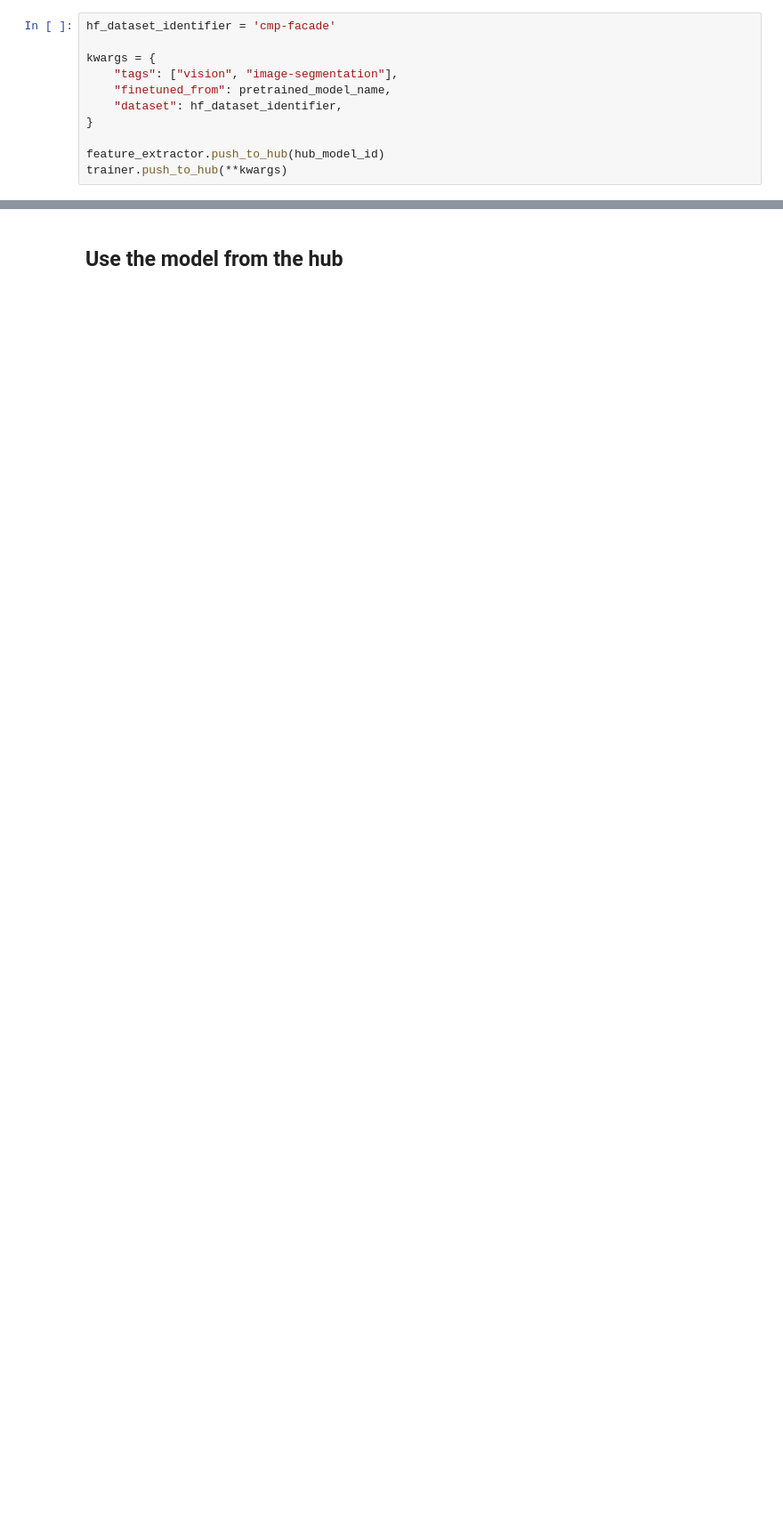
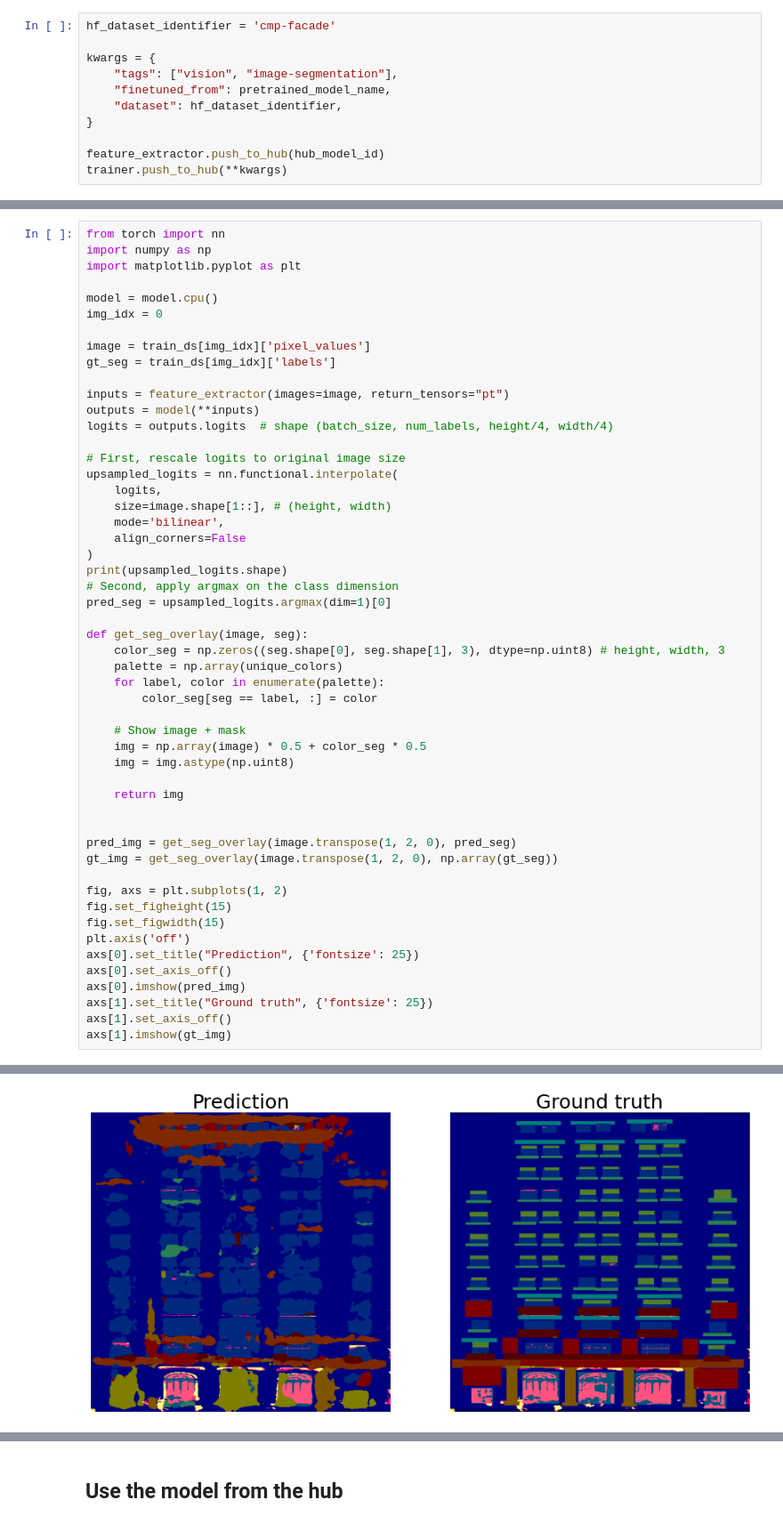
Before and after one commit to Xpitfire/SSIW, a Jupyter notebook: Fine_Tune_SS_Model.ipynb, the cells around one changed output, grey strips where cells are left out. Shown at 89% size. Saved outputs shown, nothing was run; the diff lists cells and outputs as text; blank space fills up the shorter version.

```diff
--- a/Fine_Tune_SS_Model.ipynb
+++ b/Fine_Tune_SS_Model.ipynb
@@ -390,0 +411,53 @@ trainer.push_to_hub(**kwargs)
+# %%
+from torch import nn
+import numpy as np
+import matplotlib.pyplot as plt
+
+model = model.cpu()
+img_idx = 0
+
+image = train_ds[img_idx]['pixel_values']
+gt_seg = train_ds[img_idx]['labels']
+
+inputs = feature_extractor(images=image, return_tensors="pt")
+outputs = model(**inputs)
+logits = outputs.logits  # shape (batch_size, num_labels, height/4, width/4)
+
+# First, rescale logits to original image size
+upsampled_logits = nn.functional.interpolate(
+    logits,
+    size=image.shape[1::], # (height, width)
+    mode='bilinear',
+    align_corners=False
+)
+print(upsampled_logits.shape)
+# Second, apply argmax on the class dimension
+pred_seg = upsampled_logits.argmax(dim=1)[0]
+
+def get_seg_overlay(image, seg):
+    color_seg = np.zeros((seg.shape[0], seg.shape[1], 3), dtype=np.uint8) # height, width, 3
+    palette = np.array(unique_colors)
+    for label, color in enumerate(palette):
+        color_seg[seg == label, :] = color
+
+    # Show image + mask
+    img = np.array(image) * 0.5 + color_seg * 0.5
+    img = img.astype(np.uint8)
+
+    return img
+
+
+pred_img = get_seg_overlay(image.transpose(1, 2, 0), pred_seg)
+gt_img = get_seg_overlay(image.transpose(1, 2, 0), np.array(gt_seg))
+
+fig, axs = plt.subplots(1, 2)
+fig.set_figheight(15)
+fig.set_figwidth(15)
+plt.axis('off')
+axs[0].set_title("Prediction", {'fontsize': 25})
+axs[0].set_axis_off()
+axs[0].imshow(pred_img)
+axs[1].set_title("Ground truth", {'fontsize': 25})
+axs[1].set_axis_off()
+axs[1].imshow(gt_img)
+# %% [output]
@@ -390,0 +466 @@ trainer.push_to_hub(**kwargs)
+[figure, added]
```
Also changed, not shown: parts of 64 cells of this notebook, 2 other files.
